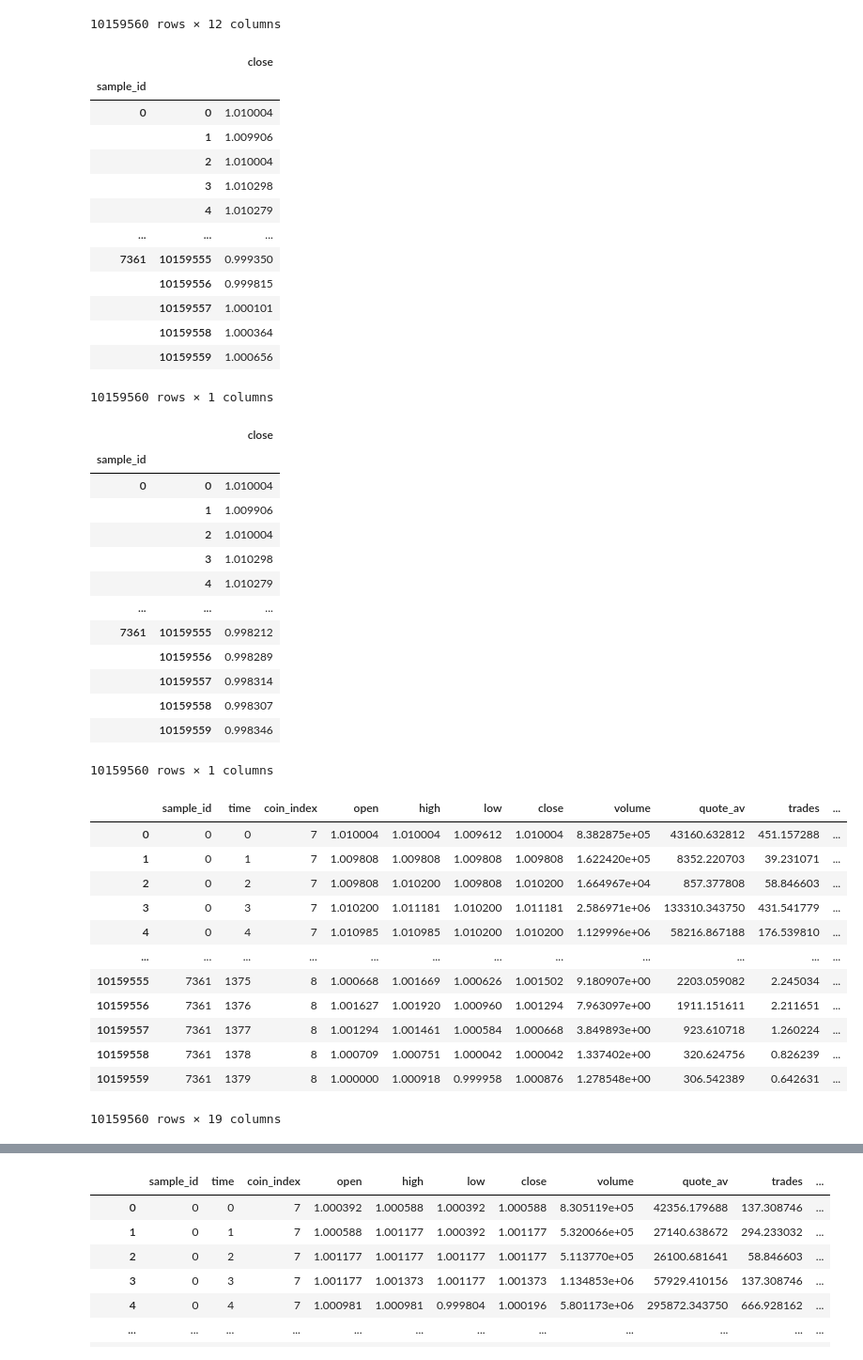
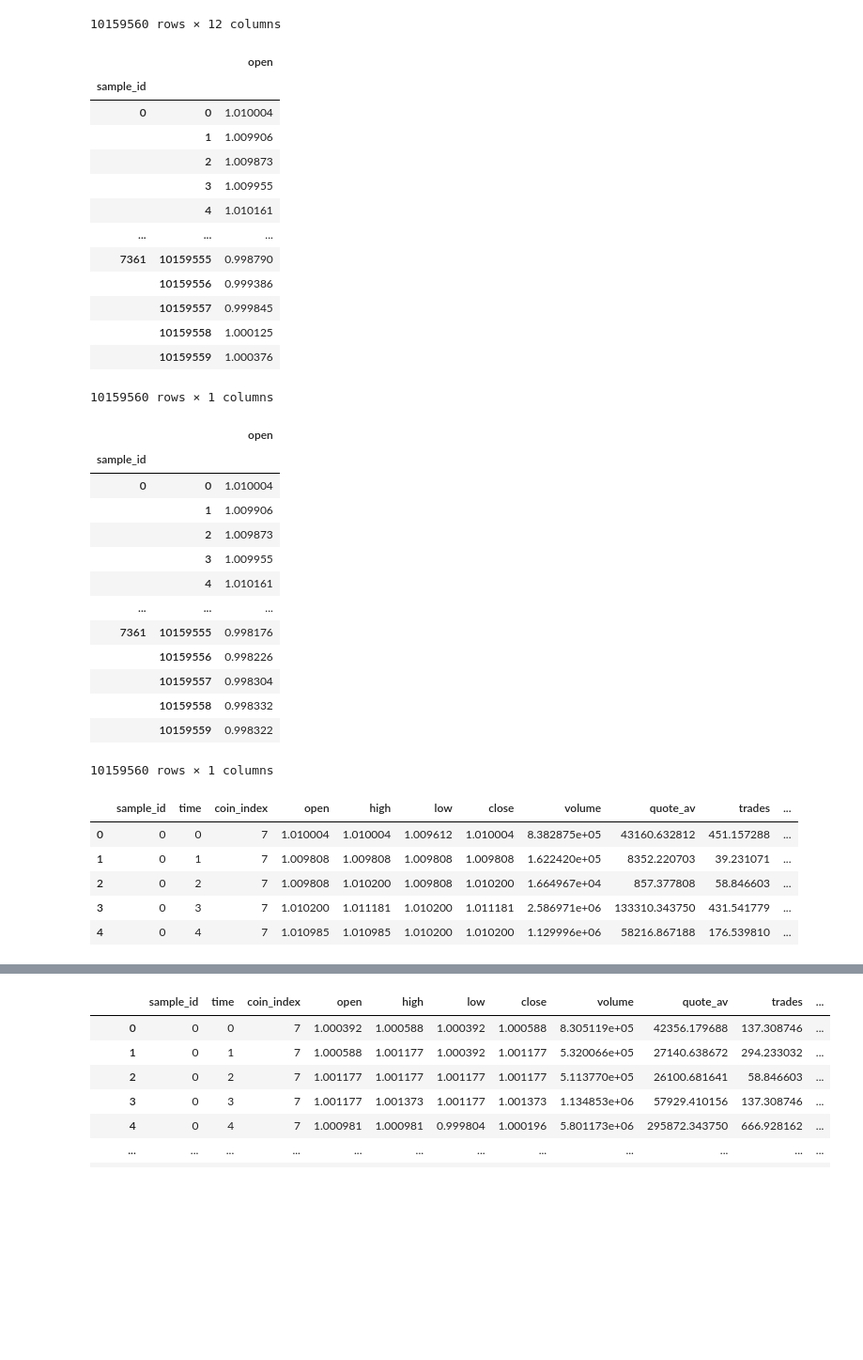
Before and after one commit to ModuWay/baseline, a Jupyter notebook: MACD_visualization.ipynb, the cells around one changed output, grey strips where cells are left out. Shown at 94% size. Saved outputs shown, nothing was run; the diff lists cells and outputs as text; code cells hidden in the pictures; blank space fills up the shorter version.

```diff
--- a/MACD_visualization.ipynb
+++ b/MACD_visualization.ipynb
@@ -75,66 +71,59 @@ train_x_df
 | 10159559 | 7361 | 1379 | 8 | 1.000000 | 1.000918 | 0.999958 | 1.000876 | 1.278548e+00 | 306.542389 | 0.642631 | ... |
 10159560 rows × 12 columns
 # %%
-sma7 = pd.DataFrame(train_x_df.groupby(train_x_df['sample_id'])['close'].rolling(window = 7, min_periods=1).mean())
-sma7
+sma_7 = pd.DataFrame(train_x_df.groupby(train_x_df['sample_id'])['open'].rolling(window = 7, min_periods=1).mean())
+sma_7
 # %% [output]
-|  |  | close |
+|  |  | open |
 | sample_id |  |  |
 | 0 | 0 | 1.010004 |
 |  | 1 | 1.009906 |
-|  | 2 | 1.010004 |
-|  | 3 | 1.010298 |
-|  | 4 | 1.010279 |
+|  | 2 | 1.009873 |
+|  | 3 | 1.009955 |
+|  | 4 | 1.010161 |
 | ... | ... | ... |
-| 7361 | 10159555 | 0.999350 |
-|  | 10159556 | 0.999815 |
-|  | 10159557 | 1.000101 |
-|  | 10159558 | 1.000364 |
-|  | 10159559 | 1.000656 |
+| 7361 | 10159555 | 0.998790 |
+|  | 10159556 | 0.999386 |
+|  | 10159557 | 0.999845 |
+|  | 10159558 | 1.000125 |
+|  | 10159559 | 1.000376 |
 10159560 rows × 1 columns
 # %%
-train_x_df.loc[:,'sma7'] = sma7['close'].values
+train_x_df.loc[:,'sma_7'] = sma_7['open'].values
 # %%
-sma25 = pd.DataFrame(train_x_df.groupby(train_x_df['sample_id'])['close'].rolling(window = 25, min_periods=1).mean())
-sma25
+sam_25 = pd.DataFrame(train_x_df.groupby(train_x_df['sample_id'])['open'].rolling(window = 25, min_periods=1).mean())
+sam_25
 # %% [output]
-|  |  | close |
+|  |  | open |
 | sample_id |  |  |
 | 0 | 0 | 1.010004 |
 |  | 1 | 1.009906 |
-|  | 2 | 1.010004 |
-|  | 3 | 1.010298 |
-|  | 4 | 1.010279 |
+|  | 2 | 1.009873 |
+|  | 3 | 1.009955 |
+|  | 4 | 1.010161 |
 | ... | ... | ... |
-| 7361 | 10159555 | 0.998212 |
-|  | 10159556 | 0.998289 |
-|  | 10159557 | 0.998314 |
-|  | 10159558 | 0.998307 |
-|  | 10159559 | 0.998346 |
+| 7361 | 10159555 | 0.998176 |
+|  | 10159556 | 0.998226 |
+|  | 10159557 | 0.998304 |
+|  | 10159558 | 0.998332 |
+|  | 10159559 | 0.998322 |
 10159560 rows × 1 columns
 # %%
-train_x_df.loc[:,'sma25'] = sma25['close'].values
+train_x_df.loc[:,'sam_25'] = sam_25['open'].values
 # %%
 # train_x_df에 macdo 지표 추가
-train_x_df['ma_12'] = pd.DataFrame(train_x_df.groupby(train_x_df['sample_id'])['close'].transform(lambda x: x.ewm(span=12, min_periods=1).mean()))
-train_x_df['ma_26'] = pd.DataFrame(train_x_df.groupby(train_x_df['sample_id'])['close'].transform(lambda x: x.ewm(span=26, min_periods=1).mean()))
+train_x_df['ma_12'] = pd.DataFrame(train_x_df.groupby(train_x_df['sample_id'])['open'].transform(lambda x: x.ewm(span=12, min_periods=1).mean()))
+train_x_df['ma_26'] = pd.DataFrame(train_x_df.groupby(train_x_df['sample_id'])['open'].transform(lambda x: x.ewm(span=26, min_periods=1).mean()))
 train_x_df['macd'] = train_x_df['ma_12'] - train_x_df['ma_26'] # MACD
 train_x_df['macds'] = pd.DataFrame(train_x_df.groupby(train_x_df['sample_id'])['macd'].transform(lambda x: x.ewm(span=9, min_periods=1).mean()))# Signal
 train_x_df['macdo'] = train_x_df['macd'] - train_x_df['macds'] # Oscillator
 # %%
-train_x_df
+train_x_df.head()
 # %% [output]
 |  | sample_id | time | coin_index | open | high | low | close | volume | quote_av | trades | ... |
 | 0 | 0 | 0 | 7 | 1.010004 | 1.010004 | 1.009612 | 1.010004 | 8.382875e+05 | 43160.632812 | 451.157288 | ... |
 | 1 | 0 | 1 | 7 | 1.009808 | 1.009808 | 1.009808 | 1.009808 | 1.622420e+05 | 8352.220703 | 39.231071 | ... |
 | 2 | 0 | 2 | 7 | 1.009808 | 1.010200 | 1.009808 | 1.010200 | 1.664967e+04 | 857.377808 | 58.846603 | ... |
 | 3 | 0 | 3 | 7 | 1.010200 | 1.011181 | 1.010200 | 1.011181 | 2.586971e+06 | 133310.343750 | 431.541779 | ... |
 | 4 | 0 | 4 | 7 | 1.010985 | 1.010985 | 1.010200 | 1.010200 | 1.129996e+06 | 58216.867188 | 176.539810 | ... |
-| ... | ... | ... | ... | ... | ... | ... | ... | ... | ... | ... | ... |
-| 10159555 | 7361 | 1375 | 8 | 1.000668 | 1.001669 | 1.000626 | 1.001502 | 9.180907e+00 | 2203.059082 | 2.245034 | ... |
-| 10159556 | 7361 | 1376 | 8 | 1.001627 | 1.001920 | 1.000960 | 1.001294 | 7.963097e+00 | 1911.151611 | 2.211651 | ... |
-| 10159557 | 7361 | 1377 | 8 | 1.001294 | 1.001461 | 1.000584 | 1.000668 | 3.849893e+00 | 923.610718 | 1.260224 | ... |
-| 10159558 | 7361 | 1378 | 8 | 1.000709 | 1.000751 | 1.000042 | 1.000042 | 1.337402e+00 | 320.624756 | 0.826239 | ... |
-| 10159559 | 7361 | 1379 | 8 | 1.000000 | 1.000918 | 0.999958 | 1.000876 | 1.278548e+00 | 306.542389 | 0.642631 | ... |
-10159560 rows × 19 columns
 # %%
```
Also changed, not shown: parts of 29 cells of this notebook.
